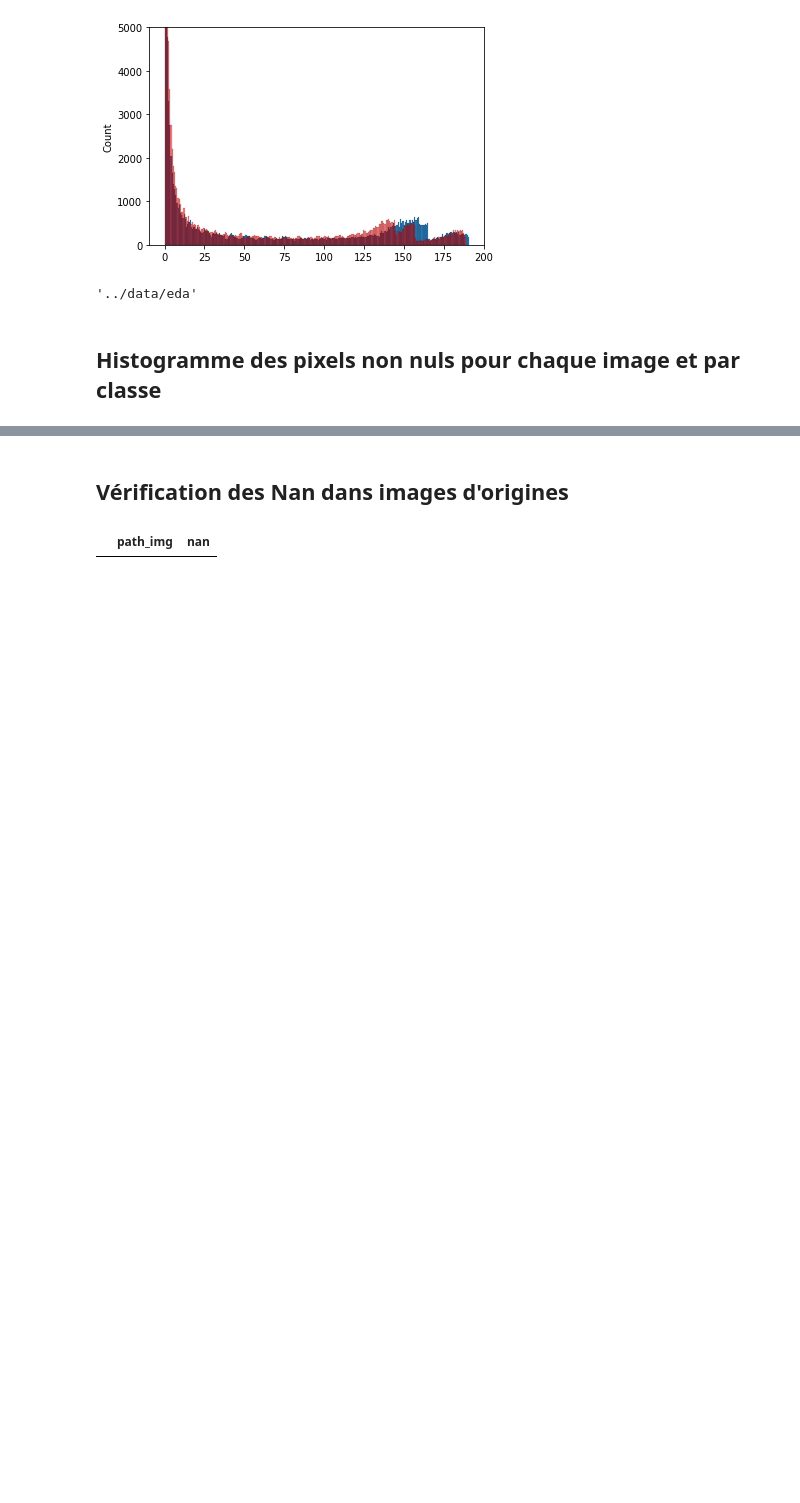
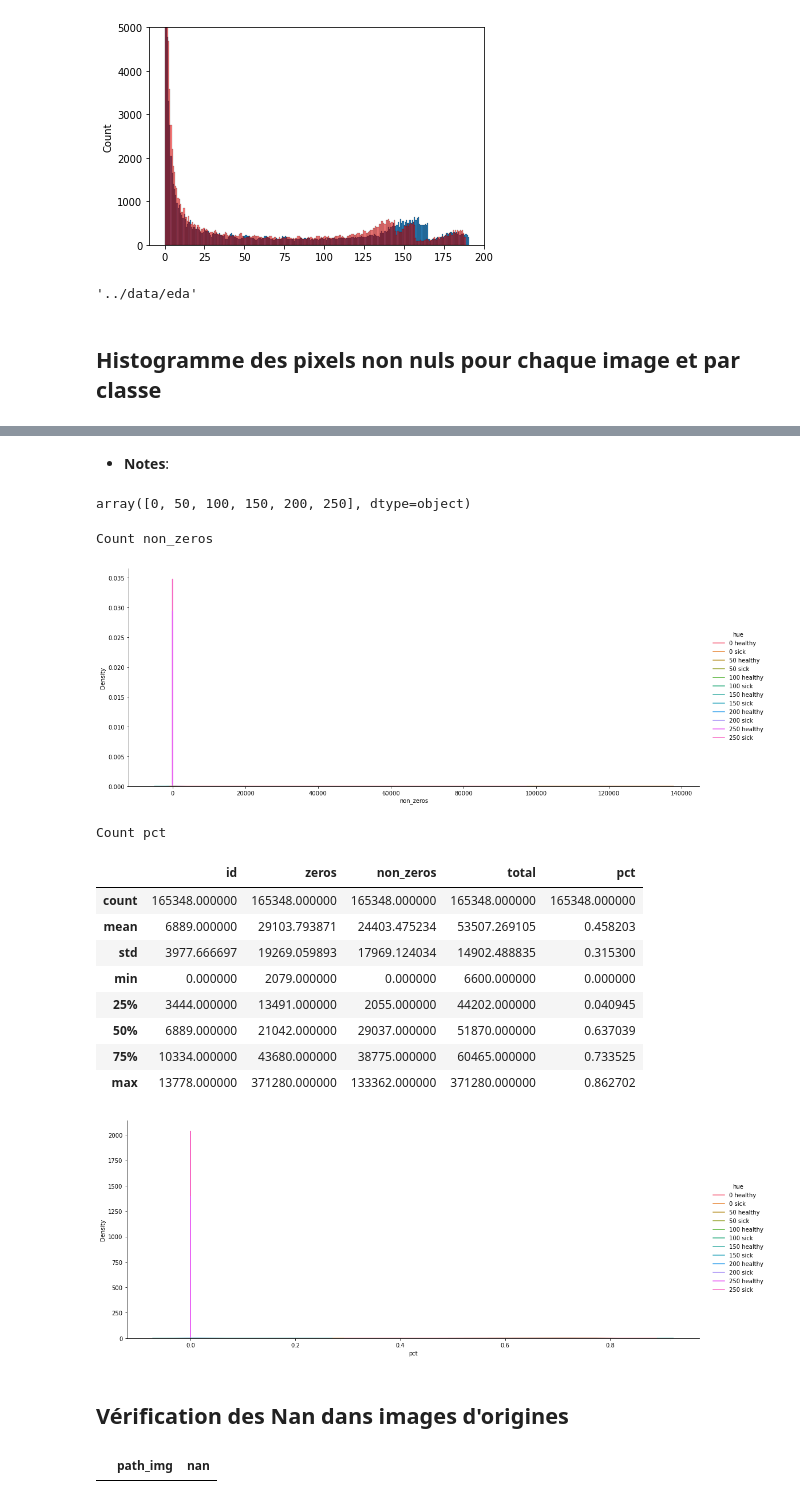
Before and after one commit to kbenmus02/A62-EquipeCV, a Jupyter notebook: notebook/iteration_1_eda_2.ipynb, the cells around one changed output, grey strips where cells are left out. Saved outputs shown, nothing was run; the diff lists cells and outputs as text; code cells hidden in the pictures; blank space fills up the shorter version.

```diff
--- a/notebook/iteration_1_eda_2.ipynb
+++ b/notebook/iteration_1_eda_2.ipynb
@@ -152,3 +188,58 @@ plt.show()
+# %% [markdown]
+* **Notes**:
+# %%
+def plot_pixel_count2(df_path_img_healthy: pd.DataFrame, df_path_img_sick: pd.DataFrame,
+                     threshold_i: float, threshold_f: float, threshold_step: float) -> pd.DataFrame:
+
+    df_pixel_count = pd.DataFrame(columns=["id", "zeros", "non_zeros", "total", "label", "threshold"])
+    for threshold in np.arange(threshold_i, threshold_f, threshold_step):
+        index = int(threshold)
+        pixel_count_healthy = pixel_count(df_path_img_healthy, threshold)
+        pixel_count_sick = pixel_count(df_path_img_sick, threshold)
+        # make dataframe
+        df_pixel_count_healthy = pd.DataFrame(pixel_count_healthy, columns=["id", "zeros", "non_zeros", "total"])
+        df_pixel_count_healthy["label"] = "healthy"
+        df_pixel_count_healthy["threshold"] = threshold
+
+        df_pixel_count_sick = pd.DataFrame(pixel_count_sick, columns=["id", "zeros", "non_zeros", "total"])
+        df_pixel_count_sick["label"] = "sick"
+        df_pixel_count_sick["threshold"] = threshold
+
+        df_pixel_count = pd.concat([df_pixel_count, df_pixel_count_healthy], ignore_index = True)
+        df_pixel_count = pd.concat([df_pixel_count, df_pixel_count_sick], ignore_index = True)
+    return df_pixel_count
+# %%
+df_pixel_count = plot_pixel_count2(df_path_img_healthy, df_path_img_sick, 0,256,50)
+# %%
+df_pixel_count["threshold"].unique()
+# %% [output]
+array([0, 50, 100, 150, 200, 250], dtype=object)
+# %%
+df_pixel_count["hue"] = df_pixel_count["threshold"].astype(str) +" "+ df_pixel_count["label"]
+# %%
+# plot count
+print("Count non_zeros")
+sns.displot(data = df_pixel_count, x = df_pixel_count["non_zeros"], kind = "kde", hue = "hue", aspect=2.5, height=6)
+plt.show()
+print("Count pct")
+df_pixel_count["pct"] = df_pixel_count["non_zeros"] / df_pixel_count["total"]
+display(df_pixel_count.describe())
+sns.displot(data = df_pixel_count, x = df_pixel_count["pct"], kind = "kde", hue = "hue", aspect=2.5, height=6)
+plt.show()
+# %% [output]
+Count non_zeros
+[figure, added]
+Count pct
+|  | id | zeros | non_zeros | total | pct |
+| count | 165348.000000 | 165348.000000 | 165348.000000 | 165348.000000 | 165348.000000 |
+| mean | 6889.000000 | 29103.793871 | 24403.475234 | 53507.269105 | 0.458203 |
+| std | 3977.666697 | 19269.059893 | 17969.124034 | 14902.488835 | 0.315300 |
+| min | 0.000000 | 2079.000000 | 0.000000 | 6600.000000 | 0.000000 |
+| 25% | 3444.000000 | 13491.000000 | 2055.000000 | 44202.000000 | 0.040945 |
+| 50% | 6889.000000 | 21042.000000 | 29037.000000 | 51870.000000 | 0.637039 |
+| 75% | 10334.000000 | 43680.000000 | 38775.000000 | 60465.000000 | 0.733525 |
+| max | 13778.000000 | 371280.000000 | 133362.000000 | 371280.000000 | 0.862702 |
+[figure, added]
 # %% [markdown]
 ## Vérification des Nan dans images d'origines
 # %%
```
Also changed, not shown: parts of 15 cells of this notebook.
